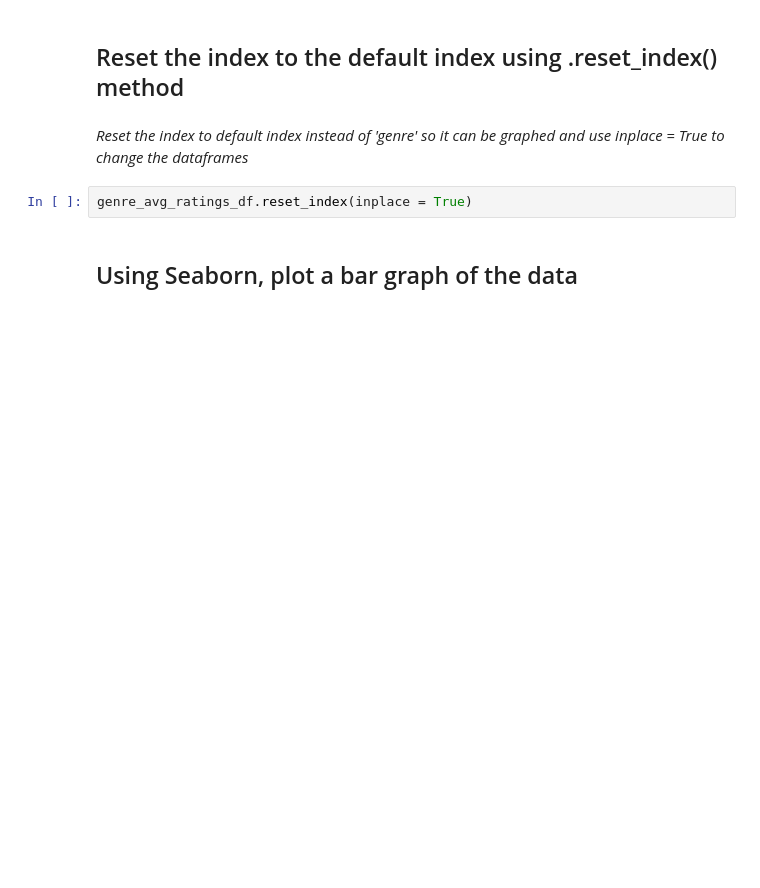
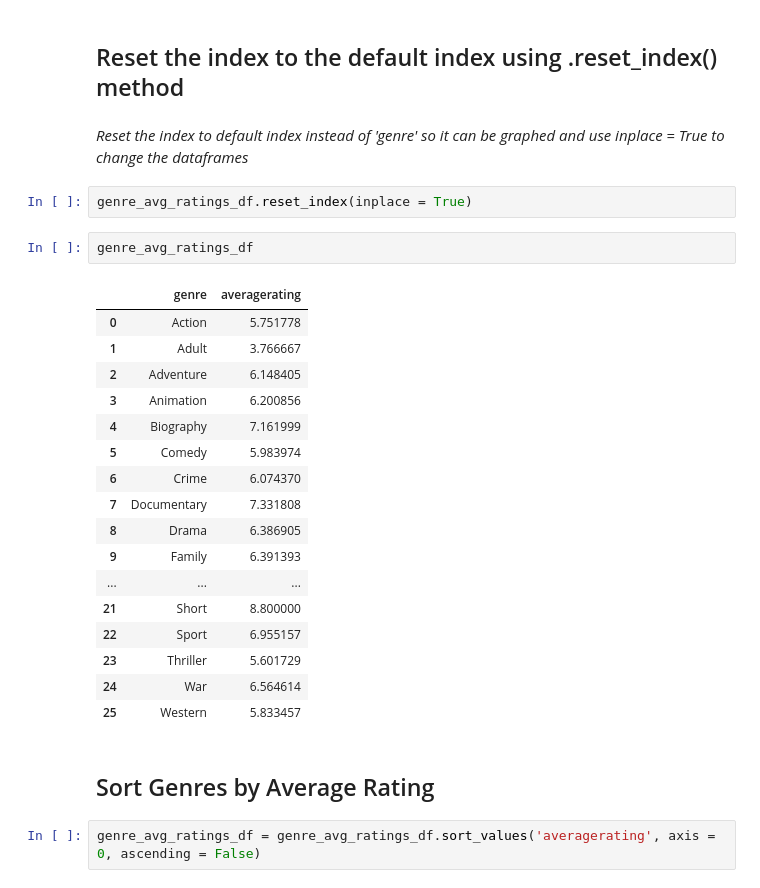
Before and after one commit to data-gab/Analysis-of-the-Film-Industry, a Jupyter notebook: data cleaning for question 1 (phase_1_project).ipynb, the cells around one changed output. Cells and saved outputs as stored; diff of their text form; blank space fills up the shorter version.

```diff
--- a/data cleaning for question 1 (phase_1_project).ipynb
+++ b/data cleaning for question 1 (phase_1_project).ipynb
@@ -372,5 +372,27 @@ genre_avg_ratings_df
 *Reset the index to default index instead of 'genre' so it can be graphed and use inplace = True to change the dataframes*
 # %%
 genre_avg_ratings_df.reset_index(inplace = True)
-# %% [markdown]
-## Using Seaborn, plot a bar graph of the data
+# %%
+genre_avg_ratings_df
+# %% [output]
+|  | genre | averagerating |
+| 0 | Action | 5.751778 |
+| 1 | Adult | 3.766667 |
+| 2 | Adventure | 6.148405 |
+| 3 | Animation | 6.200856 |
+| 4 | Biography | 7.161999 |
+| 5 | Comedy | 5.983974 |
+| 6 | Crime | 6.074370 |
+| 7 | Documentary | 7.331808 |
+| 8 | Drama | 6.386905 |
+| 9 | Family | 6.391393 |
+| ... | ... | ... |
+| 21 | Short | 8.800000 |
+| 22 | Sport | 6.955157 |
+| 23 | Thriller | 5.601729 |
+| 24 | War | 6.564614 |
+| 25 | Western | 5.833457 |
+# %% [markdown]
+## Sort Genres by Average Rating
+# %%
+genre_avg_ratings_df = genre_avg_ratings_df.sort_values('averagerating', axis = 0, ascending = False)
```
Also changed, not shown: parts of 3 cells of this notebook, 11 other files.
